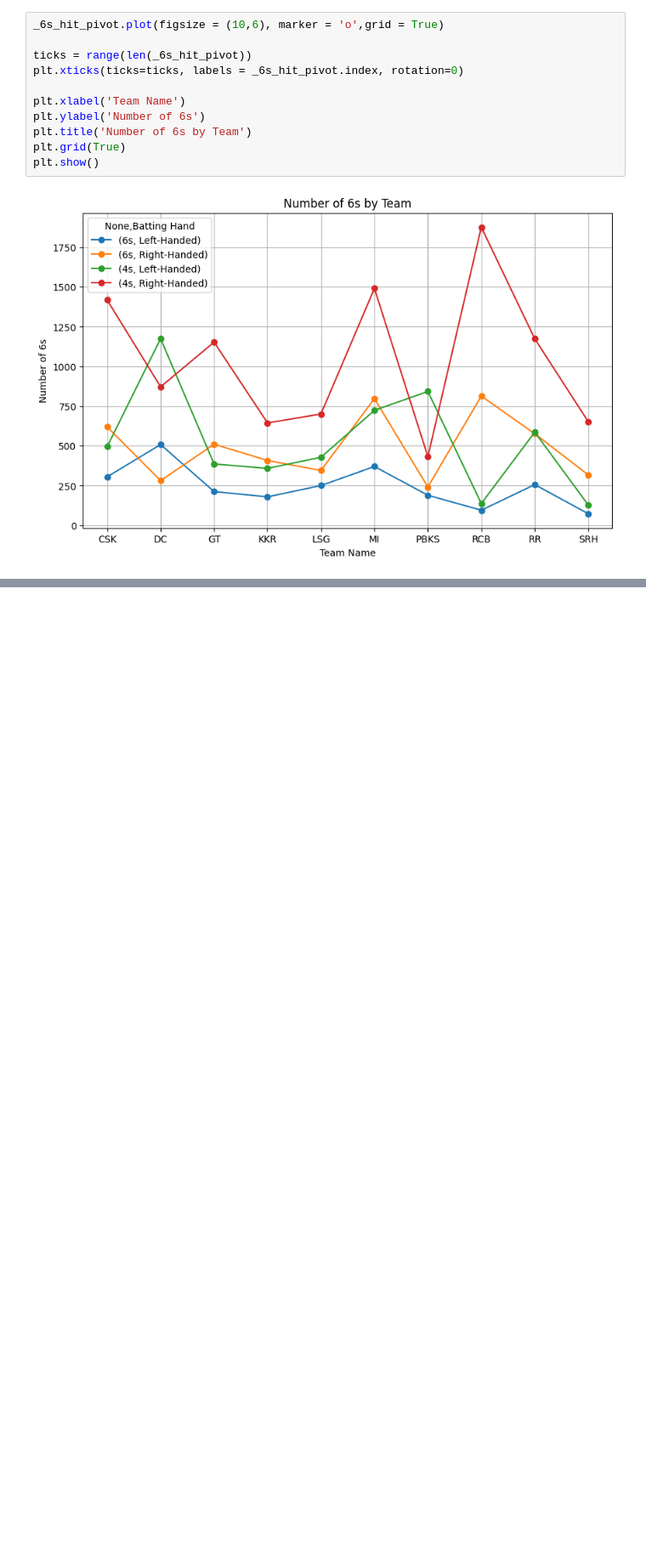
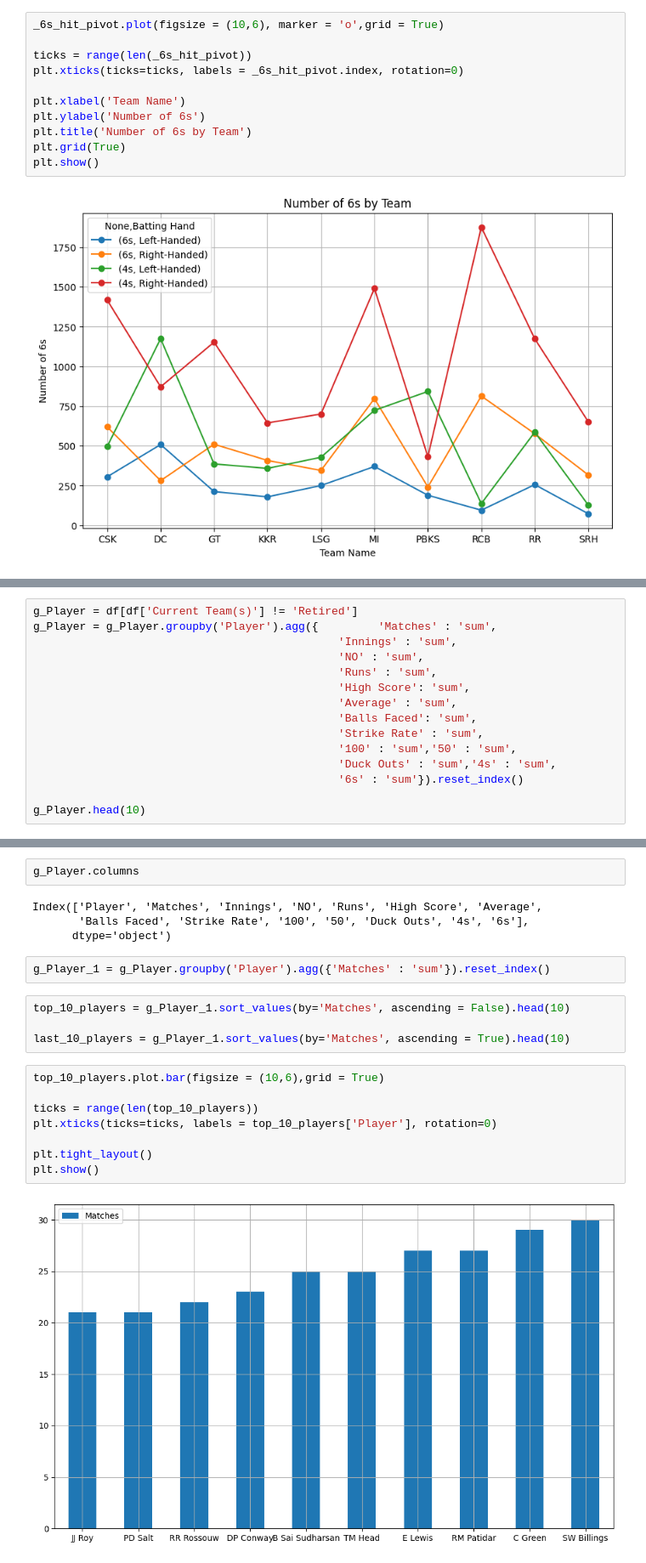
Before and after one commit to Udhay2898/IPL, a Jupyter notebook: IPL_Stats.ipynb, the cells around one changed output, grey strips where cells are left out. Shown at 85% size. Saved outputs shown, nothing was run; the diff lists cells and outputs as text; blank space fills up the shorter version.

```diff
--- a/IPL_Stats.ipynb
+++ b/IPL_Stats.ipynb
@@ -489,0 +498,15 @@ plt.show()
+# %%
+g_Player = df[df['Current Team(s)'] != 'Retired']
+g_Player = g_Player.groupby('Player').agg({         'Matches' : 'sum',
+                                              'Innings' : 'sum',
+                                              'NO' : 'sum',
+                                              'Runs' : 'sum',
+                                              'High Score': 'sum',
+                                              'Average' : 'sum',
+                                              'Balls Faced': 'sum',
+                                              'Strike Rate' : 'sum',
+                                              '100' : 'sum','50' : 'sum',
+                                              'Duck Outs' : 'sum','4s' : 'sum',
+                                              '6s' : 'sum'}).reset_index()
+
+g_Player.head(10)
@@ -489,0 +525,22 @@ plt.show()
+# %%
+g_Player.columns
+# %% [output]
+Index(['Player', 'Matches', 'Innings', 'NO', 'Runs', 'High Score', 'Average',
+       'Balls Faced', 'Strike Rate', '100', '50', 'Duck Outs', '4s', '6s'],
+      dtype='object')
+# %%
+g_Player_1 = g_Player.groupby('Player').agg({'Matches' : 'sum'}).reset_index()
+# %%
+top_10_players = g_Player_1.sort_values(by='Matches', ascending = False).head(10)
+
+last_10_players = g_Player_1.sort_values(by='Matches', ascending = True).head(10)
+# %%
+top_10_players.plot.bar(figsize = (10,6),grid = True)
+
+ticks = range(len(top_10_players))
+plt.xticks(ticks=ticks, labels = top_10_players['Player'], rotation=0)
+
+plt.tight_layout()
+plt.show()
+# %% [output]
+[figure, added]
```
Also changed, not shown: parts of 5 cells of this notebook.
